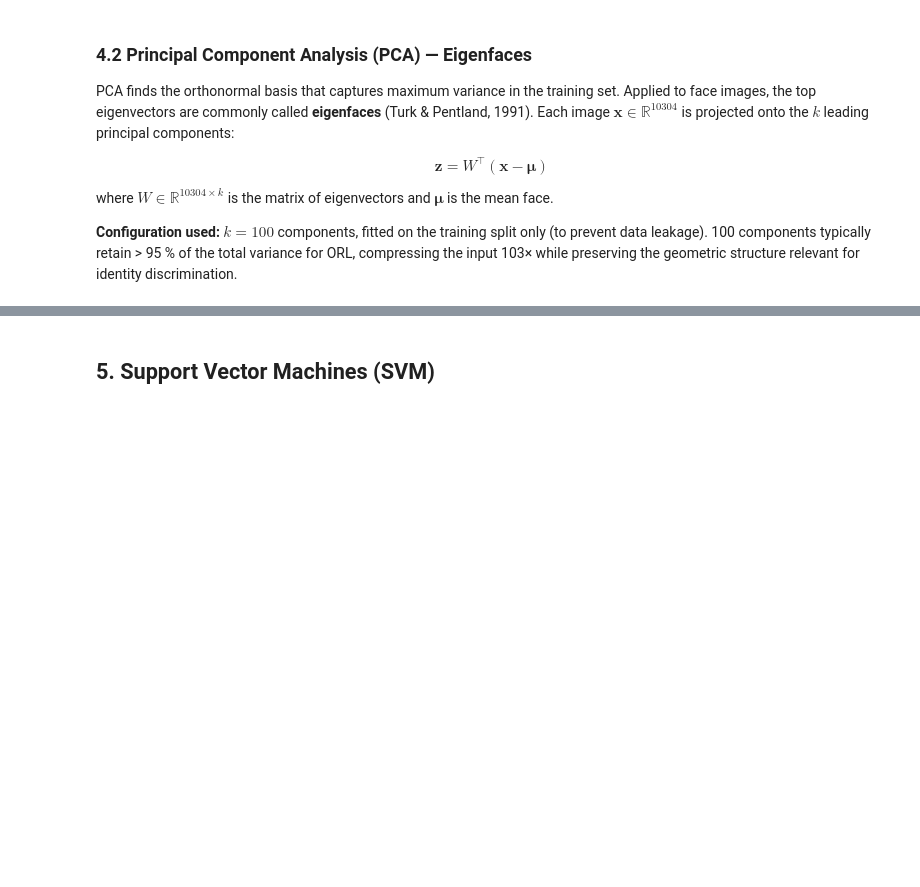
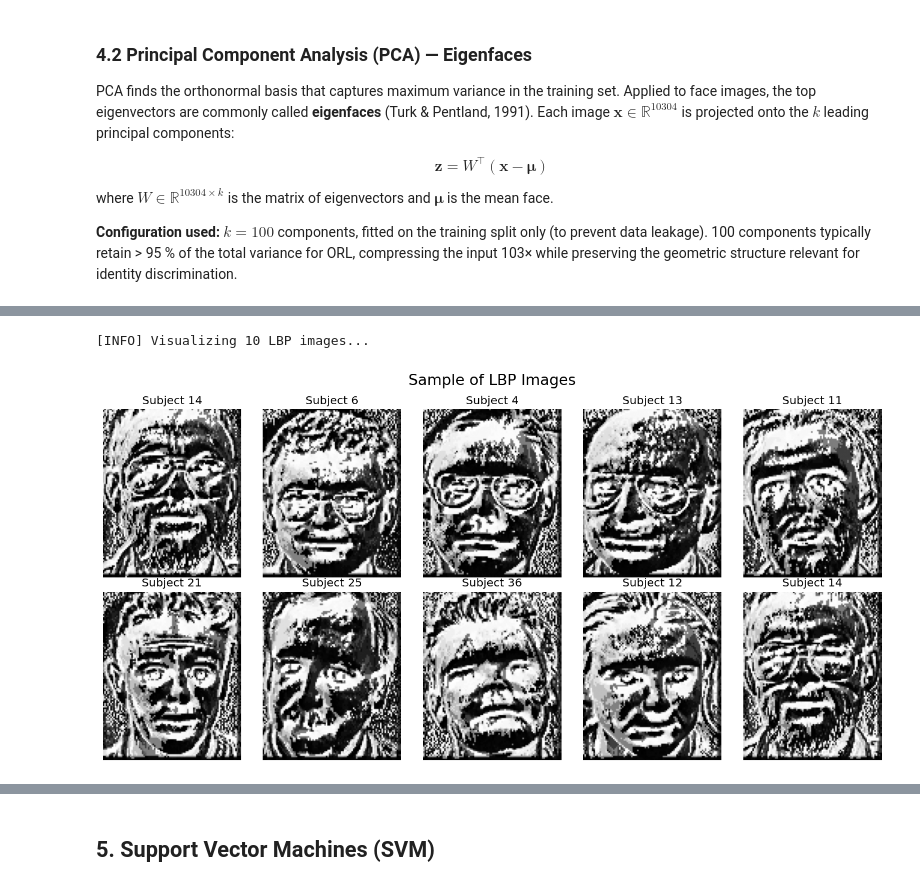
Before and after one commit to Axeloooo/Face-Recognition, a Jupyter notebook: face_recognition.ipynb, the cells around one changed output, grey strips where cells are left out. Saved outputs shown, nothing was run; the diff lists cells and outputs as text; code cells hidden in the pictures; blank space fills up the shorter version.

```diff
--- a/face_recognition.ipynb
+++ b/face_recognition.ipynb
@@ -218,0 +266,16 @@ print(f'Train: {X_raw_tr.shape[0]} samples  |  Test: {X_raw_te.shape[0]} samples
+# %%
+print(f"[INFO] Visualizing 10 LBP images...")
+
+plt.figure(figsize=(12, 6))
+for i in range(10):
+    lbp = local_binary_pattern(X_raw_tr[i].reshape(112, 92), P=12, R=3, method='default')
+    plt.subplot(2, 5, i + 1)
+    plt.imshow(lbp, cmap='gray')
+    plt.title(f'Subject {y_raw_tr[i] + 1}')
+    plt.axis('off')
+plt.suptitle("Sample of LBP Images", fontsize=16)
+plt.tight_layout()
+plt.show()
+# %% [output]
+[INFO] Visualizing 10 LBP images...
+[figure, added]
```
Also changed, not shown: parts of 19 cells of this notebook.
